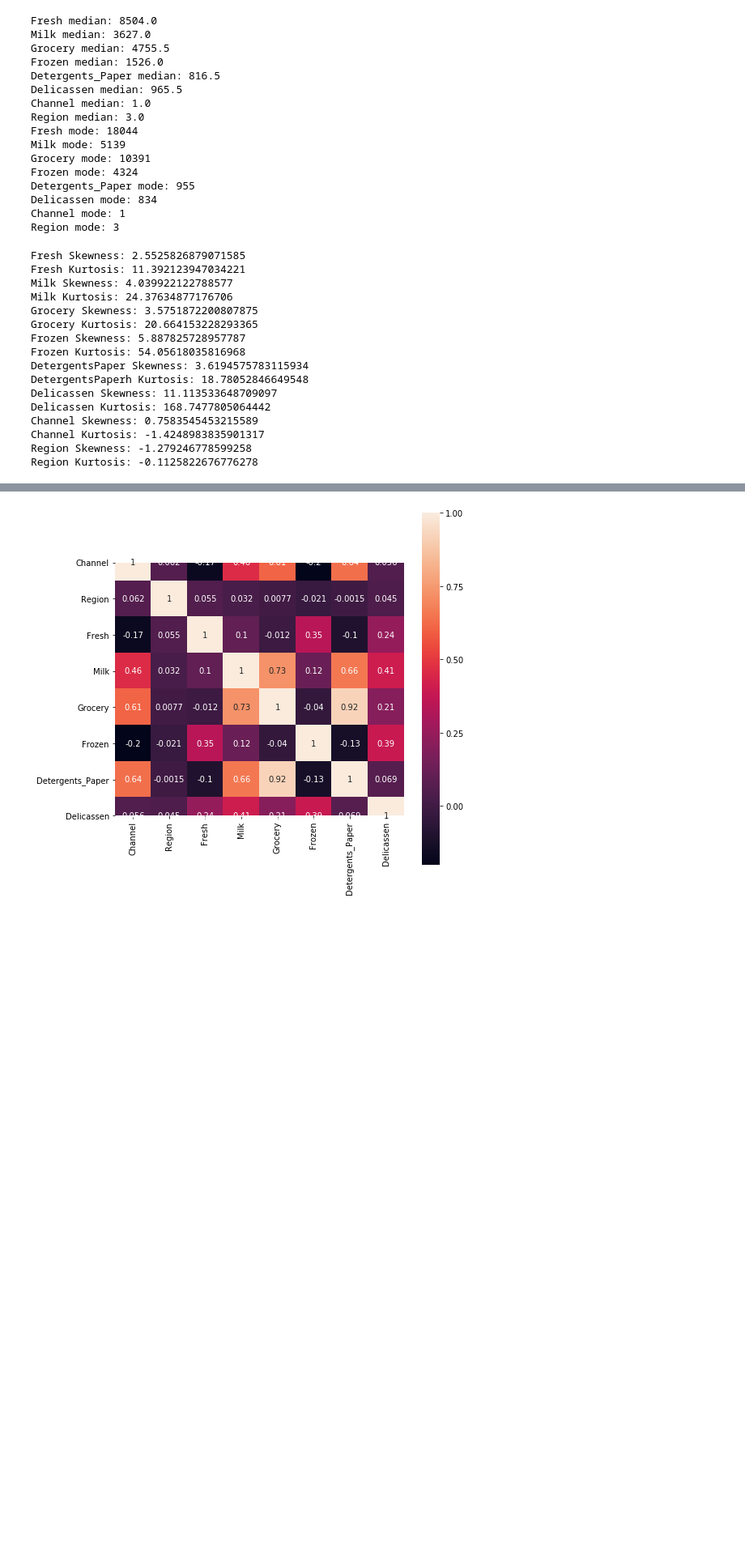
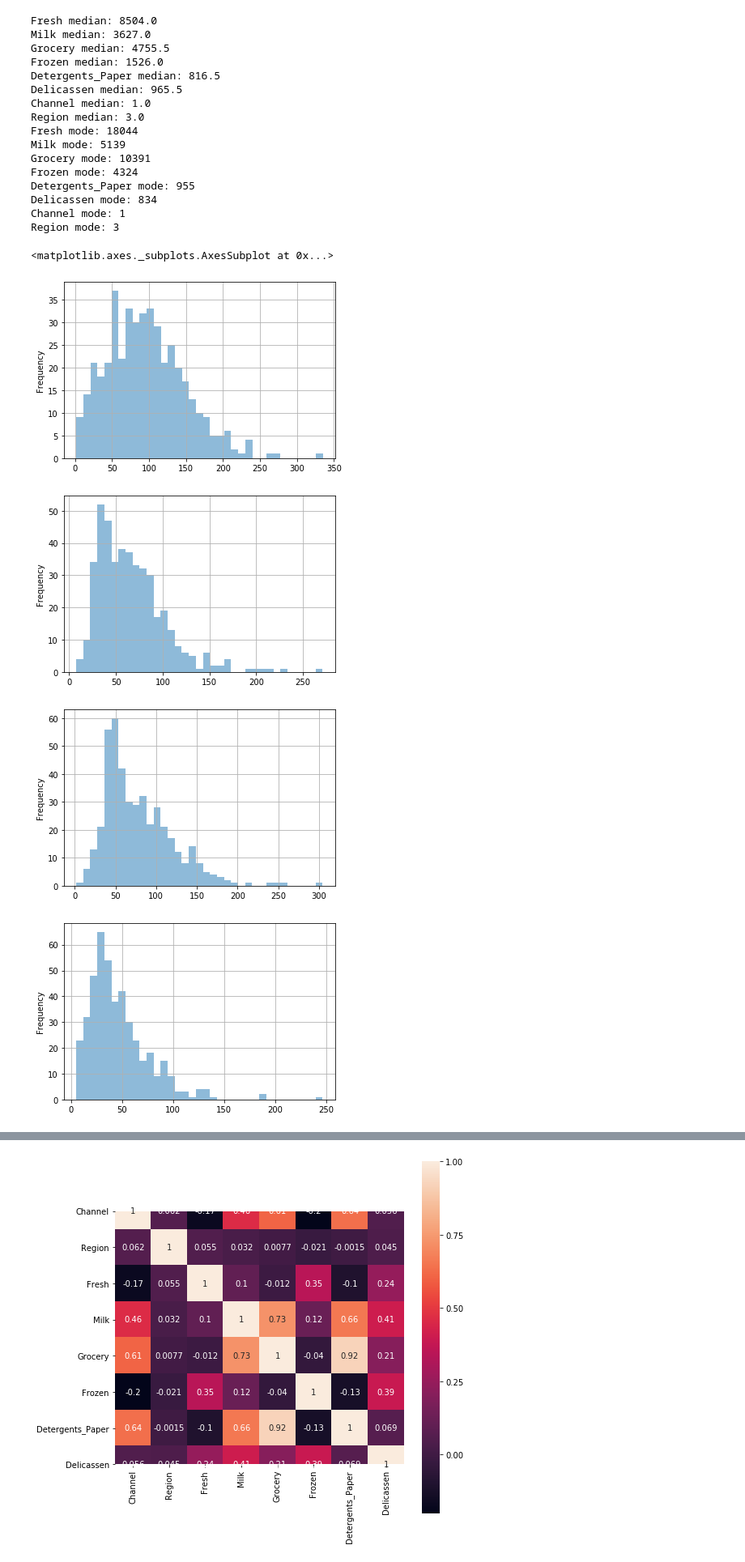
Before and after one commit to ironhack-datalabs/datamad0819, a Jupyter notebook: module-3/lab-unsupervised-learning/your-code/main.ipynb, the cells around one changed output, grey strips where cells are left out. Shown at 81% size. Drawn from its saved outputs; the diff is of its cells as text; code cells hidden in the pictures; blank space fills up the shorter version.

```diff
--- a/module-3/lab-unsupervised-learning/your-code/main.ipynb
+++ b/module-3/lab-unsupervised-learning/your-code/main.ipynb
@@ -150,56 +160,23 @@ Detergents_Paper mode: 955
 Delicassen mode: 834
 Channel mode: 1
 Region mode: 3
-# %%
-## FINDING SKEWNESS AND KURTOSIS FOR EACH COLUMN
-
-FreshToList = customers['Fresh'].tolist()
-print("Fresh Skewness: " + str(skew(FreshToList)))
-print("Fresh Kurtosis: " + str(kurtosis(FreshToList)))
-
-MilkToList = customers['Milk'].tolist()
-print("Milk Skewness: " + str(skew(MilkToList)))
-print("Milk Kurtosis: " + str(kurtosis(MilkToList)))
-
-GroceryToList = customers['Grocery'].tolist()
-print("Grocery Skewness: " + str(skew(GroceryToList)))
-print("Grocery Kurtosis: " + str(kurtosis(GroceryToList)))
-
-FrozenToList = customers['Frozen'].tolist()
-print("Frozen Skewness: " + str(skew(FrozenToList)))
-print("Frozen Kurtosis: " + str(kurtosis(FrozenToList)))
-
-DetergentsPaperToList = customers['Detergents_Paper'].tolist()
-print("DetergentsPaper Skewness: " + str(skew(DetergentsPaperToList)))
-print("DetergentsPaperh Kurtosis: " + str(kurtosis(DetergentsPaperToList)))
-
-DelicassenToList = customers['Delicassen'].tolist()
-print("Delicassen Skewness: " + str(skew(DelicassenToList)))
-print("Delicassen Kurtosis: " + str(kurtosis(DelicassenToList)))
-
-ChannelToList = customers['Channel'].tolist()
-print("Channel Skewness: " + str(skew(ChannelToList)))
-print("Channel Kurtosis: " + str(kurtosis(ChannelToList)))
-
-RegionToList = customers['Region'].tolist()
-print("Region Skewness: " + str(skew(RegionToList)))
-print("Region Kurtosis: " + str(kurtosis(RegionToList)))
-
-####### PLOT HISTOGRAMS FOR EACH #########
-# %% [output]
-Fresh Skewness: 2.5525826879071585
-Fresh Kurtosis: 11.392123947034221
-Milk Skewness: 4.039922122788577
-Milk Kurtosis: 24.37634877176706
-Grocery Skewness: 3.5751872200807875
-Grocery Kurtosis: 20.664153228293365
-Frozen Skewness: 5.887825728957787
-Frozen Kurtosis: 54.05618035816968
-DetergentsPaper Skewness: 3.6194575783115934
-DetergentsPaperh Kurtosis: 18.78052846649548
-Delicassen Skewness: 11.113533648709097
-Delicassen Kurtosis: 168.7477805064442
-Channel Skewness: 0.7583545453215589
-Channel Kurtosis: -1.4248983835901317
-Region Skewness: -1.279246778599258
-Region Kurtosis: -0.1125822676776278
+# %%
+## FUNCTION FOR PLOTTING HISTOGRAMS
+
+def plot_hist(df):
+    df = df.drop(columns = ["Channel", "Region"])
+    for col in df.columns:
+        _arr = np.array(customers[col])
+        _df = pd.DataFrame(_arr)
+        _df_pow = _df.apply(np.sqrt)
+        plot = _df_pow.plot.hist(alpha=0.5, bins=35, grid=True, legend=None);
+        #plt.title(customers[col]) # NAME ALL HISTOGRAMS WITH COL NAME
+    return plot
+
+plot_hist(customers)
+# %% [output]
+<matplotlib.axes._subplots.AxesSubplot at 0x...>
+[figure, added]
+[figure, added]
+[figure, added]
+[figure, added]
```
Also changed, not shown: parts of 10 cells of this notebook.
